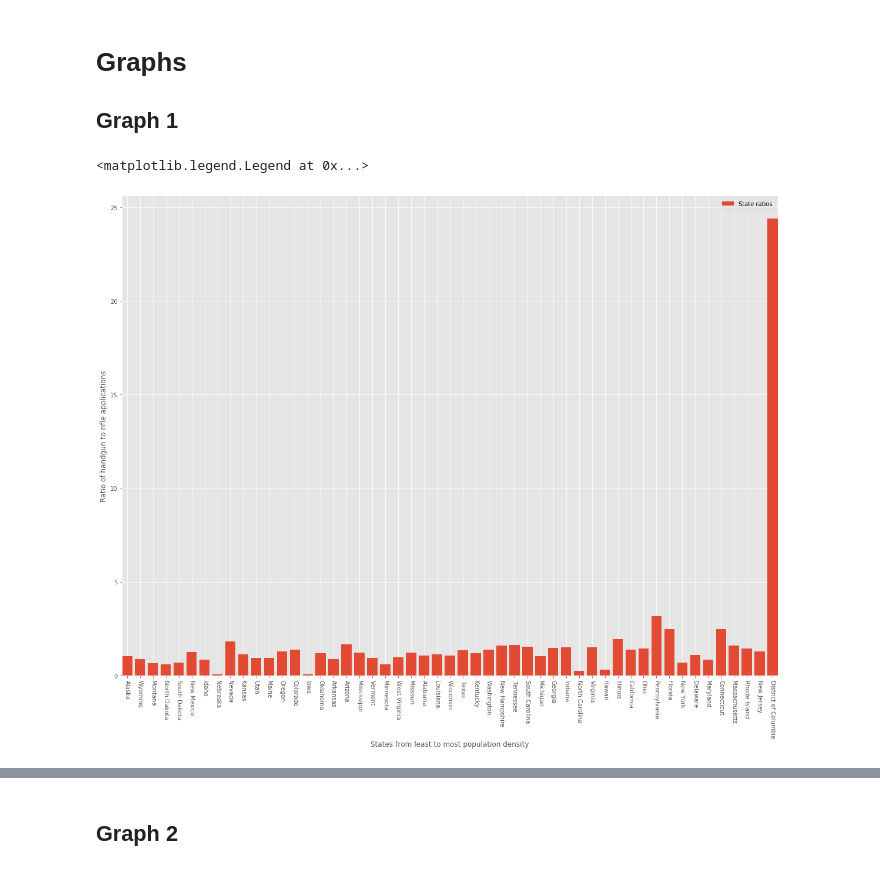
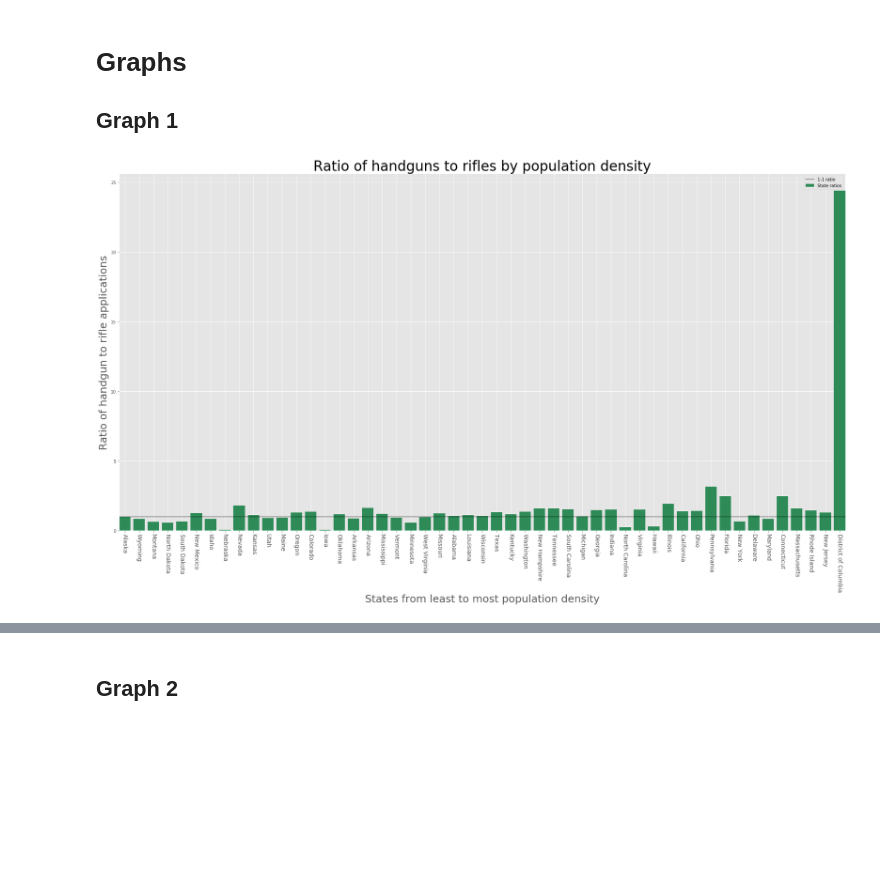
Before and after one commit to RellikDog/Capstone1, a Jupyter notebook: Capstone.ipynb, the cells around one changed output, grey strips where cells are left out. Saved outputs shown, nothing was run; the diff lists cells and outputs as text; code cells hidden in the pictures; blank space fills up the shorter version.

Commit message:
further graph work

```diff
--- a/Capstone.ipynb
+++ b/Capstone.ipynb
@@ -84,18 +84,24 @@ pop_sorted_nics_2018_df = nics_2018_df.sort_values('pop_density')
 ## Graph 1
 # %%
 #pop_sorted_nics_2018_df
-fig, ax = plt.subplots(figsize=(20,15))
+#Setup
+fig, ax = plt.subplots(figsize=(25,15))
 labels = np.array(pop_sorted_nics_2018_df['state'])
 h_l_r = np.array(pop_sorted_nics_2018_df['handgun/long_gun'])
 x = np.arange(len(labels))
-ax.bar(x, h_l_r, label=('State ratios'))
+#Plot
+ax.bar(x, h_l_r, label=('State ratios'), color='seagreen')
+ax.axhline(1, color='black', alpha=.5, label='1-1 ratio')
+ax.set_xticks(x)
+#CSS
 ax.margins(x=0)
-ax.set_ylabel('Ratio of handgun to rifle applications')
-ax.set_xlabel('States from least to most population density')
-#ax.set_title('Scores by group and gender')
-ax.set_xticks(x)
-ax.set_xticklabels(labels, rotation=270)
+ax.set_ylabel('Ratio of handgun to rifle applications', fontdict={'fontsize': 25, 'fontweight': 5})
+ax.set_xlabel('States from least to most population density', fontdict={'fontsize': 25, 'fontweight': 5})
+ax.set_xticklabels(labels, rotation=270, fontsize=14, fontweight=4)
+ax.set_title('Ratio of handguns to rifles by population density', fontdict={'fontsize': 33, 'fontweight': 7})
 ax.legend()
+fig.tight_layout()
+#V Generates graph image if missing V
+#fig.savefig('graphs/bar.png')
 # %% [output]
-<matplotlib.legend.Legend at 0x...>
-[figure, old version]
+[figure, new version]
```
Also changed, not shown: parts of 3 cells of this notebook, 6 other files.
